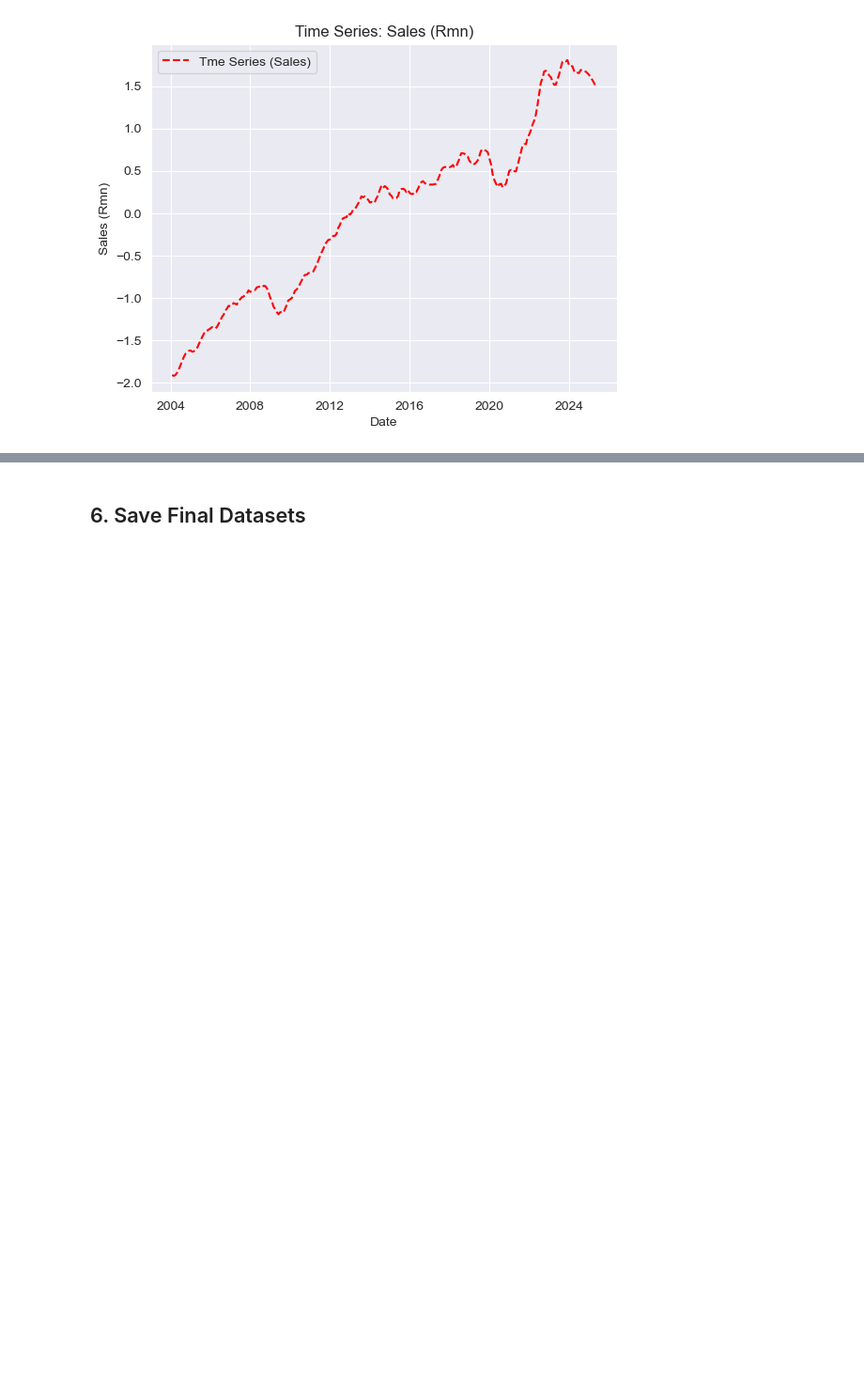
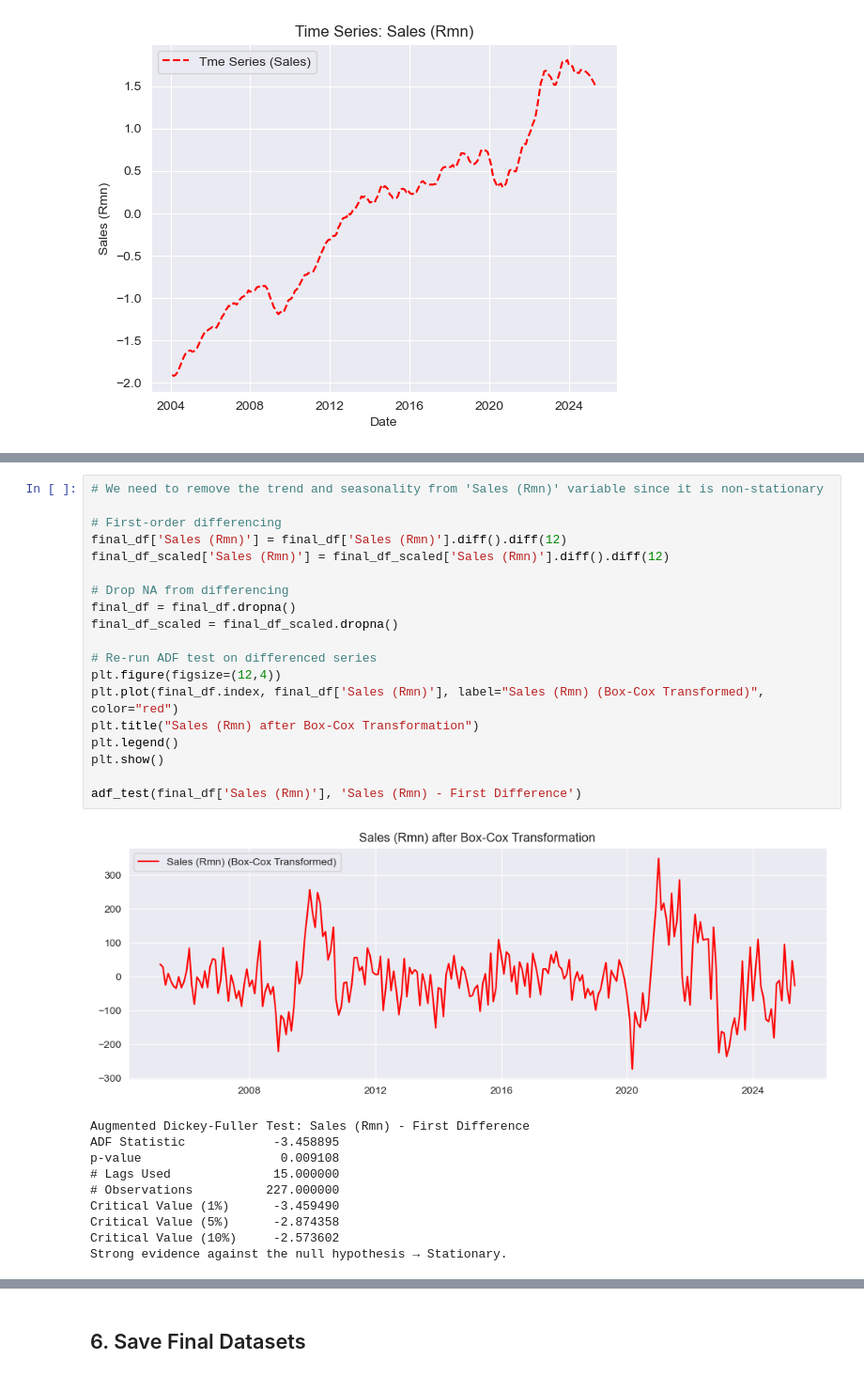
Before and after one commit to MahlatsiM/HonoursResearch, a Jupyter notebook: Cars_Prepro.ipynb, the cells around one changed output, grey strips where cells are left out. Shown at 94% size. Saved outputs shown, nothing was run; the diff lists cells and outputs as text; blank space fills up the shorter version.

```diff
--- a/Cars_Prepro.ipynb
+++ b/Cars_Prepro.ipynb
@@ -650,0 +746,30 @@ plt.show()
+# %%
+# We need to remove the trend and seasonality from 'Sales (Rmn)' variable since it is non-stationary
+
+# First-order differencing
+final_df['Sales (Rmn)'] = final_df['Sales (Rmn)'].diff().diff(12)
+final_df_scaled['Sales (Rmn)'] = final_df_scaled['Sales (Rmn)'].diff().diff(12)
+
+# Drop NA from differencing
+final_df = final_df.dropna()
+final_df_scaled = final_df_scaled.dropna()
+
+# Re-run ADF test on differenced series
+plt.figure(figsize=(12,4))
+plt.plot(final_df.index, final_df['Sales (Rmn)'], label="Sales (Rmn) (Box-Cox Transformed)", color="red")
+plt.title("Sales (Rmn) after Box-Cox Transformation")
+plt.legend()
+plt.show()
+
+adf_test(final_df['Sales (Rmn)'], 'Sales (Rmn) - First Difference')
+# %% [output]
+[figure, added]
+Augmented Dickey-Fuller Test: Sales (Rmn) - First Difference
+ADF Statistic            -3.458895
+p-value                   0.009108
+# Lags Used              15.000000
+# Observations          227.000000
+Critical Value (1%)      -3.459490
+Critical Value (5%)      -2.874358
+Critical Value (10%)     -2.573602
+Strong evidence against the null hypothesis → Stationary.
```
Also changed, not shown: parts of 7 cells of this notebook, 1 other file.
